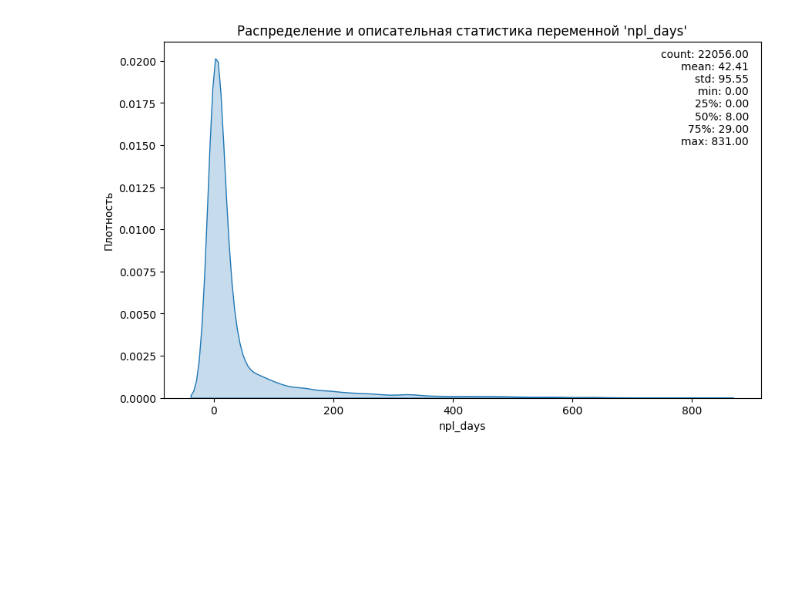
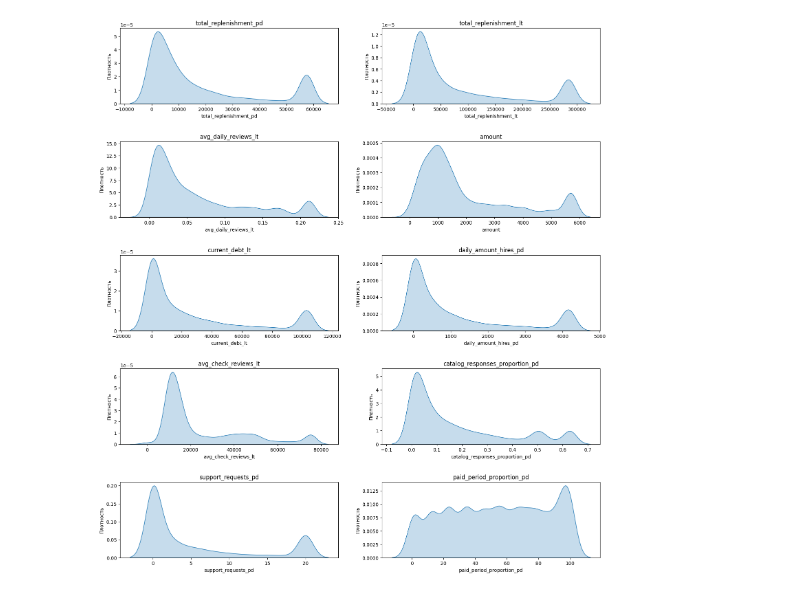
Before and after one commit to zebunisso/naimi, a Jupyter notebook: naimi.ipynb, the cells around one changed output. Cells and saved outputs as stored; diff of their text form; code cells hidden in the pictures; blank space fills up the shorter version.

```diff
--- a/naimi.ipynb
+++ b/naimi.ipynb
@@ -0,0 +24,3 @@
+# %%
+data = pd.read_csv(r'D:\python\1_Internship\naimi_new4_preprocessed.csv')
+data.describe()
@@ -0,0 +62,4 @@
+# %%
+data = data.drop_duplicates()
+print(data.shape)
+data.describe()
@@ -0,0 +103,3 @@
+# %%
+data = data.drop_duplicates()
+data.columns
@@ -0,0 +108,9 @@
+# %%
+X = data.drop(['target'],axis=1)
+y = data['target']
+
+X_train, X_test, y_train, y_test = train_test_split(X,
+                                                    y, test_size=0.25, random_state=42)
+
+print(X_train.shape)
+y.value_counts()
@@ -1,45 +296,28 @@
 # %%
-import pandas as pd
-import numpy as np
-import matplotlib.pyplot as plt
-import seaborn as sns
-from sklearn.feature_selection import mutual_info_regression
+top_10_features = pd.Series(model.feature_importances_, index=X_train_cleaned.columns).nlargest(10).index
 
-df = pd.read_csv(r'D:\python\1_Internship\naimi_new4_preprocessed.csv')
+for feature in top_10_features:
+    q1 = data[feature].quantile(0.25)
+    q3 = data[feature].quantile(0.75)
+    iqr = q3 - q1
+    lower_bound = q1 - 1.5 * iqr
+    upper_bound = q3 + 1.5 * iqr
+    data[feature] = data[feature].clip(lower=lower_bound, upper=upper_bound)
 
-num_cols = df.select_dtypes(include=np.number).columns
+# Выводим отдельные графики для каждой из топ 10 переменных
+fig, axes = plt.subplots(nrows=5, ncols=2, figsize=(18, 20), dpi=100)
+axes = axes.ravel()
 
-mi_scores = mutual_info_regression(df[num_cols], df['target'])
-mi_df = pd.DataFrame({'feature': num_cols, 'mi_score': mi_scores})
-top_10 = mi_df.sort_values('mi_score', ascending=False).head(10)['feature'].tolist()
+for i, feature in enumerate(top_10_features):
+    sns.kdeplot(data[feature], ax=axes[i], shade=True)
+    axes[i].set_title(feature)
+    axes[i].set_xlabel(feature)
+    axes[i].set_ylabel('Плотность')
 
-print("Топ 10 числовых переменных по коэффициенту взаимной информации:")
-print(top_10)
+    print(f"Описательная статистика для {feature}:")
+    print(data[feature].describe())
+    print()
 
-print("Распределение и описательная статистика для топ 10 числовых переменных:")
-for col in top_10:
-    plt.figure(figsize=(10, 6))
-
-    # Распределение плотности
-    sns.kdeplot(data=df, x=col, shade=True)
-    plt.xlabel(col)
-    plt.ylabel("Плотность")
-
-    # Описательная статистика
-    stats = df[col].describe()
-
-    # Добавление описательной статистики на график
-    plt.title(f"Распределение и описательная статистика переменной '{col}'")
-    plt.text(0.98, 0.98,
-             f"count: {stats['count']:.2f}\n"
-             f"mean: {stats['mean']:.2f}\n"
-             f"std: {stats['std']:.2f}\n"
-             f"min: {stats['min']:.2f}\n"
-             f"25%: {stats['25%']:.2f}\n"
-             f"50%: {stats['50%']:.2f}\n"
-             f"75%: {stats['75%']:.2f}\n"
-             f"max: {stats['max']:.2f}",
-             va='top', ha='right', transform=plt.gca().transAxes)
-
-    plt.show()
+plt.subplots_adjust(hspace=0.5)
+plt.show()
 # %% [output]
@@ -49 +341 @@ for col in top_10:
-[figure, old version]
+[figure, new version]
```
Also changed, not shown: parts of 22 cells of this notebook.
